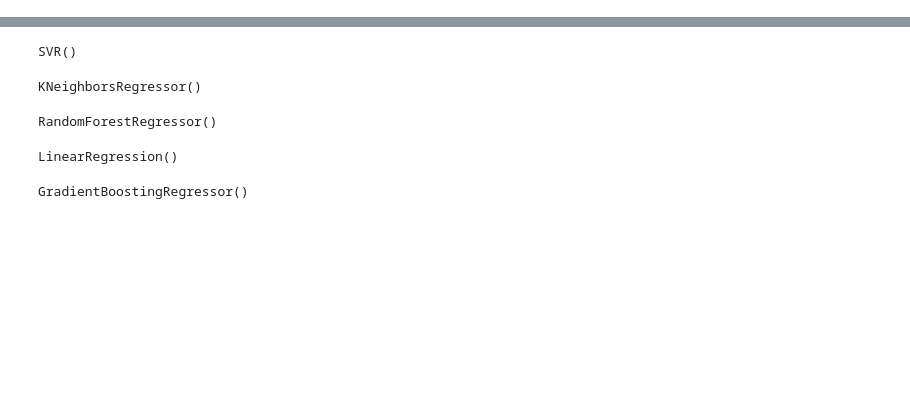
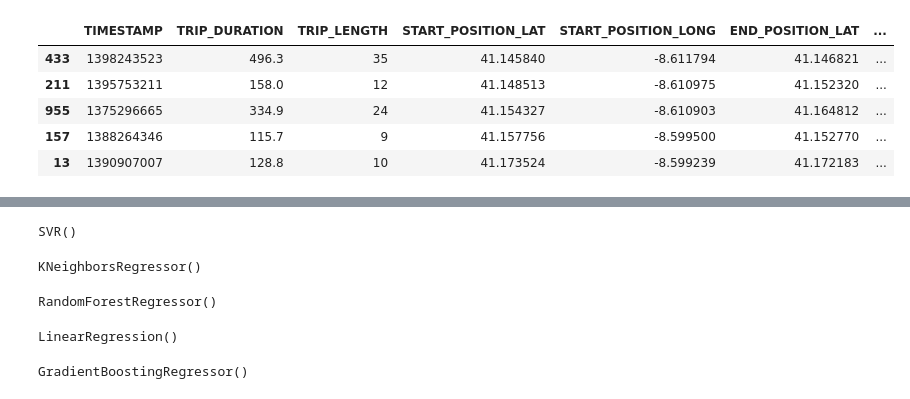
Before and after one commit to TheMrCodes/gen_taxi_trajectories, a Jupyter notebook: notebooks/ml-evaluation.ipynb, the cells around one changed output, grey strips where cells are left out. Cells and saved outputs as stored; diff of their text form; code cells hidden in the pictures; blank space fills up the shorter version.

```diff
--- a/notebooks/ml-evaluation.ipynb
+++ b/notebooks/ml-evaluation.ipynb
@@ -14,3 +34,12 @@ df_synthetic = pd.read_csv(
+# %%
+df_synthetic.sample(5)
+# %% [output]
+|  | TIMESTAMP | TRIP_DURATION | TRIP_LENGTH | START_POSITION_LAT | START_POSITION_LONG | END_POSITION_LAT | ... |
+| 433 | 1398243523 | 496.3 | 35 | 41.145840 | -8.611794 | 41.146821 | ... |
+| 211 | 1395753211 | 158.0 | 12 | 41.148513 | -8.610975 | 41.152320 | ... |
+| 955 | 1375296665 | 334.9 | 24 | 41.154327 | -8.610903 | 41.164812 | ... |
+| 157 | 1388264346 | 115.7 | 9 | 41.157756 | -8.599500 | 41.152770 | ... |
+| 13 | 1390907007 | 128.8 | 10 | 41.173524 | -8.599239 | 41.172183 | ... |
 # %%
 df_real = df_real.sample(df_synthetic.shape[0])
 # %%
```
Also changed, not shown: parts of 9 cells of this notebook.
